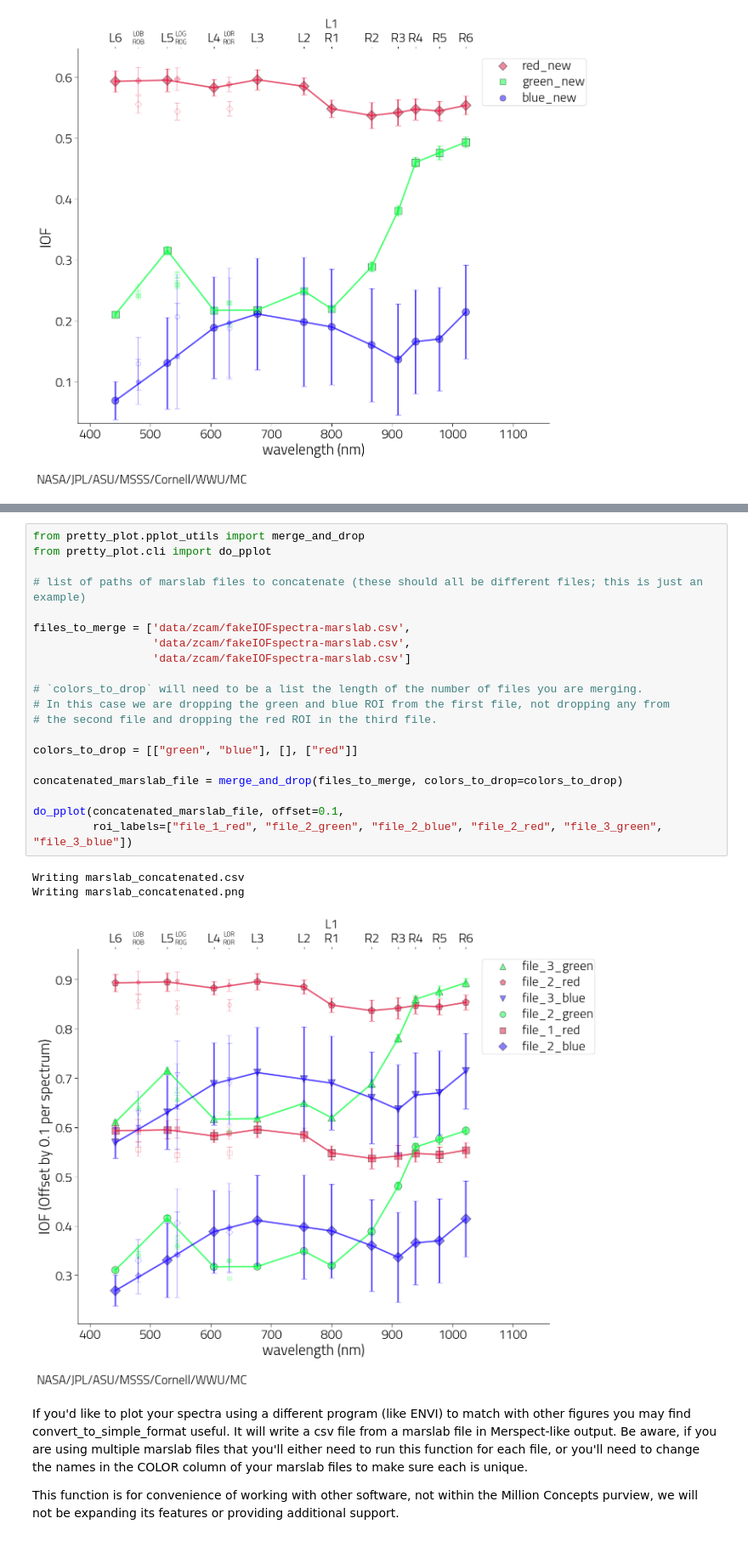
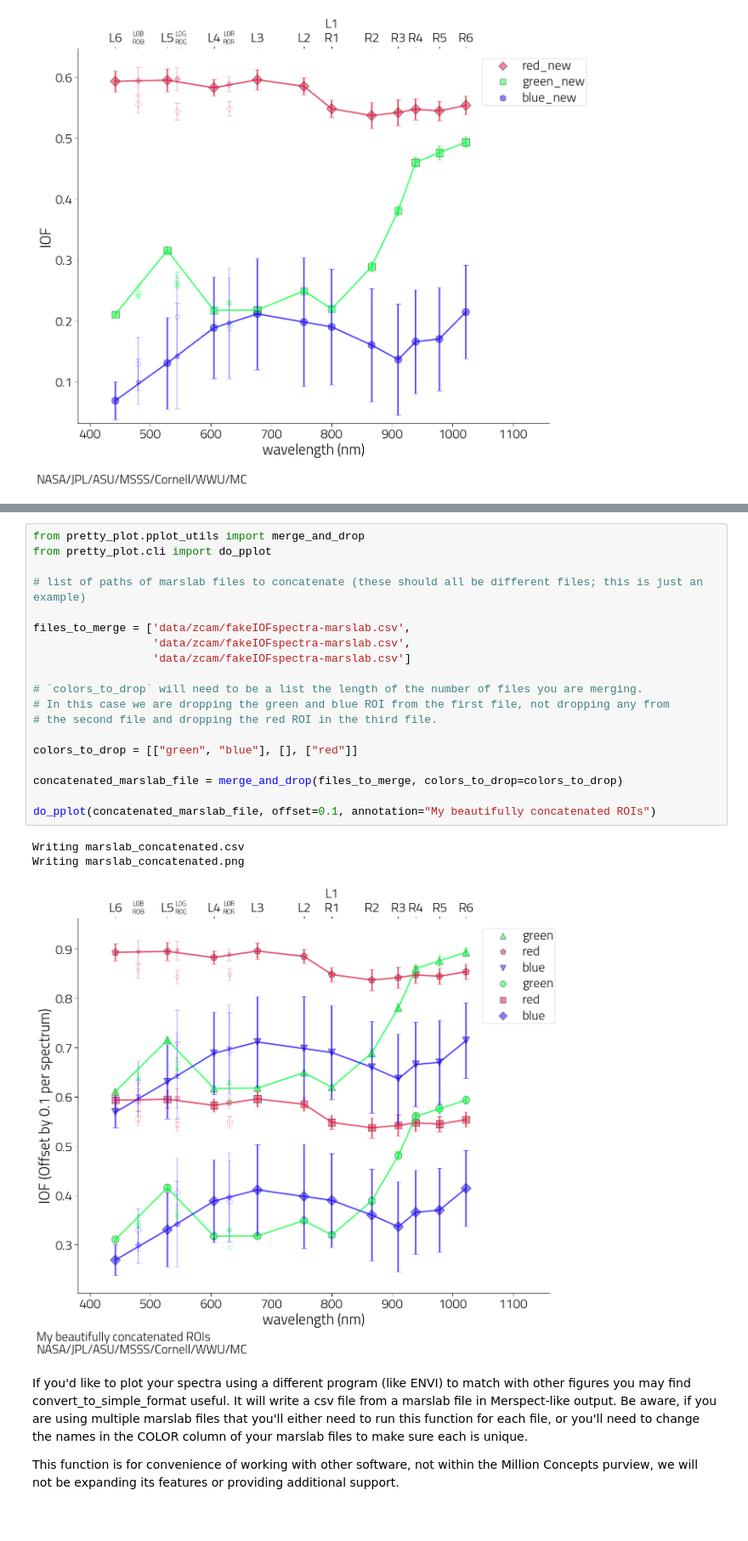
Before and after one commit to MillionConcepts/pretty-plot, a Jupyter notebook: Pretty Plot.ipynb, the cells around one changed output, grey strips where cells are left out. Shown at 85% size. Saved outputs shown, nothing was run; the diff lists cells and outputs as text.

Commit message:
added annotation hook

```diff
--- a/Pretty Plot.ipynb
+++ b/Pretty Plot.ipynb
@@ -57,27 +59,26 @@ If you'd like to keep a copy of this concatenated marslab file specify an output
 # %%
 from pretty_plot.pplot_utils import merge_and_drop
 from pretty_plot.cli import do_pplot
 
 # list of paths of marslab files to concatenate (these should all be different files; this is just an example)
 
 files_to_merge = ['data/zcam/fakeIOFspectra-marslab.csv',
                   'data/zcam/fakeIOFspectra-marslab.csv',
                   'data/zcam/fakeIOFspectra-marslab.csv']
 
 # `colors_to_drop` will need to be a list the length of the number of files you are merging.
 # In this case we are dropping the green and blue ROI from the first file, not dropping any from
 # the second file and dropping the red ROI in the third file.
 
 colors_to_drop = [["green", "blue"], [], ["red"]]
 
 concatenated_marslab_file = merge_and_drop(files_to_merge, colors_to_drop=colors_to_drop)
 
-do_pplot(concatenated_marslab_file, offset=0.1,
-         roi_labels=["file_1_red", "file_2_green", "file_2_blue", "file_2_red", "file_3_green", "file_3_blue"])
+do_pplot(concatenated_marslab_file, offset=0.1, annotation="My beautifully concatenated ROIs")
 # %% [output]
 Writing marslab_concatenated.csv
 Writing marslab_concatenated.png
-[figure, old version]
+[figure, new version]
 # %% [markdown]
 If you'd like to plot your spectra using a different program (like ENVI) to match with other figures you may find convert_to_simple_format useful. It will write a csv file from a marslab file in Merspect-like output. Be aware, if you are using multiple marslab files that you'll either need to run this function for each file, or you'll need to change the names in the COLOR column of your marslab files to make sure each is unique.
 
```
Also changed, not shown: parts of 1 cell of this notebook, 2 other files.
